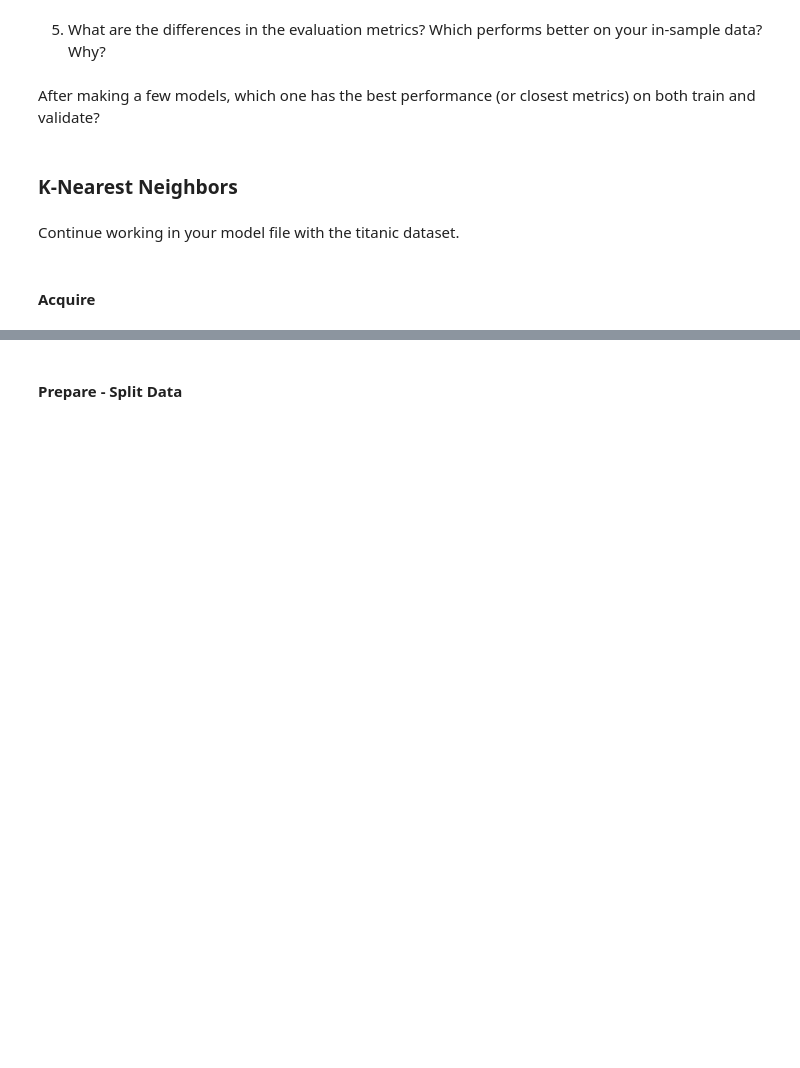
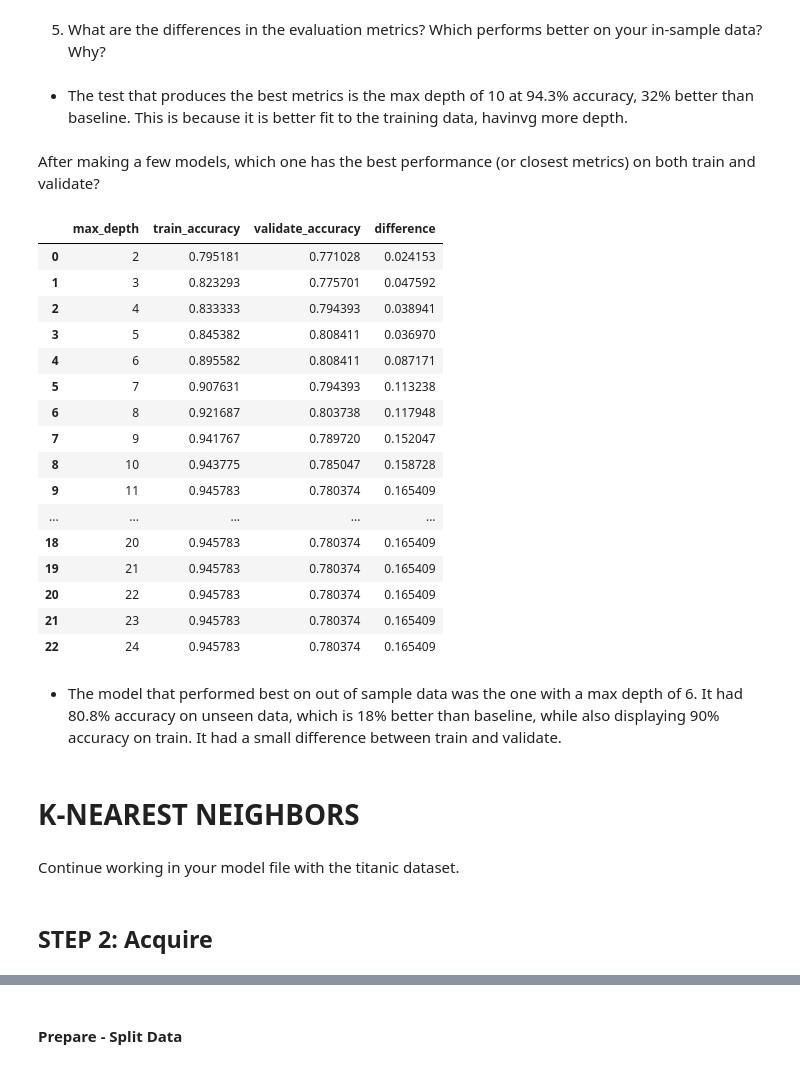
Before and after one commit to rachelrobbinsmayhill/classification-exercises, a Jupyter notebook: model.ipynb, the cells around one changed output, grey strips where cells are left out. Saved outputs shown, nothing was run; the diff lists cells and outputs as text; code cells hidden in the pictures; blank space fills up the shorter version.

```diff
--- a/model.ipynb
+++ b/model.ipynb
@@ -409,2 +518,20 @@ df[df.difference <= 0.10].sort_values(by=['validate_accuracy', 'difference'])
 # %% [markdown]
 4. Run through steps increasing your min_samples_leaf and decreasing your max_depth.
+# %%
+#From Lesson Review Example
+for i in range(2, 11):
+    # Make the model
+    forest = RandomForestClassifier(max_depth=i, random_state=123)
+
+    # Fit the model (on train and only train)
+    forest = forest.fit(X_train, y_train)
+
+    # Use the model
+    # We'll evaluate the model's performance on train, first
+    y_predictions = forest.predict(X_train)
+
+    # Produce the classification report on the actual y values and this model's predicted y values
+    report = classification_report(y_train, y_predictions, output_dict=True)
+    print(f"Tree with max depth of {i}")
+    print(pd.DataFrame(report))
+    print()
@@ -411,15 +556,65 @@ df[df.difference <= 0.10].sort_values(by=['validate_accuracy', 'difference'])
 # %% [markdown]
 5. What are the differences in the evaluation metrics? Which performs better on your in-sample data? Why?
+# %% [markdown]
+- The test that produces the best metrics is the max depth of 10 at 94.3% accuracy, 32% better than baseline. This is because it is better fit to the training data, havinvg more depth.
 # %% [markdown]
 After making a few models, which one has the best performance (or closest metrics) on both train and validate?
+# %%
+# from Lesson Review
+metrics = []
+
+for i in range(2, 25):
+    # Make the model
+    forest = RandomForestClassifier(max_depth=i, random_state=123)
+
+    # Fit the model (on train and only train)
+    forest = forest.fit(X_train, y_train)
+
+    # Use the model
+    # We'll evaluate the model's performance on train, first
+    in_sample_accuracy = forest.score(X_train, y_train)
+
+    out_of_sample_accuracy = forest.score(X_validate, y_validate)
+
+    output = {
+        "max_depth": i,
+        "train_accuracy": in_sample_accuracy,
+        "validate_accuracy": out_of_sample_accuracy
+    }
+
+    metrics.append(output)
+
+df = pd.DataFrame(metrics)
+df["difference"] = df.train_accuracy - df.validate_accuracy
+df
+# %% [output]
+|  | max_depth | train_accuracy | validate_accuracy | difference |
+| 0 | 2 | 0.795181 | 0.771028 | 0.024153 |
+| 1 | 3 | 0.823293 | 0.775701 | 0.047592 |
+| 2 | 4 | 0.833333 | 0.794393 | 0.038941 |
+| 3 | 5 | 0.845382 | 0.808411 | 0.036970 |
+| 4 | 6 | 0.895582 | 0.808411 | 0.087171 |
+| 5 | 7 | 0.907631 | 0.794393 | 0.113238 |
+| 6 | 8 | 0.921687 | 0.803738 | 0.117948 |
+| 7 | 9 | 0.941767 | 0.789720 | 0.152047 |
+| 8 | 10 | 0.943775 | 0.785047 | 0.158728 |
+| 9 | 11 | 0.945783 | 0.780374 | 0.165409 |
+| ... | ... | ... | ... | ... |
+| 18 | 20 | 0.945783 | 0.780374 | 0.165409 |
+| 19 | 21 | 0.945783 | 0.780374 | 0.165409 |
+| 20 | 22 | 0.945783 | 0.780374 | 0.165409 |
+| 21 | 23 | 0.945783 | 0.780374 | 0.165409 |
+| 22 | 24 | 0.945783 | 0.780374 | 0.165409 |
+# %% [markdown]
+- The model that performed best on out of sample data was the one with a max depth of 6. It had 80.8% accuracy on unseen data, which is 18% better than baseline, while also displaying 90% accuracy on train. It had a small difference between train and validate.
 # %% [markdown]
-### K-Nearest Neighbors
+# K-NEAREST NEIGHBORS
 # %% [markdown]
 Continue working in your model file with the titanic dataset.
 # %%
 from sklearn.neighbors import KNeighborsClassifier
 # %% [markdown]
-#### Acquire
+## STEP 2: Acquire
 # %%
 df = acquire.get_titanic_data()
 df.head()
```
Also changed, not shown: parts of 54 cells of this notebook.
